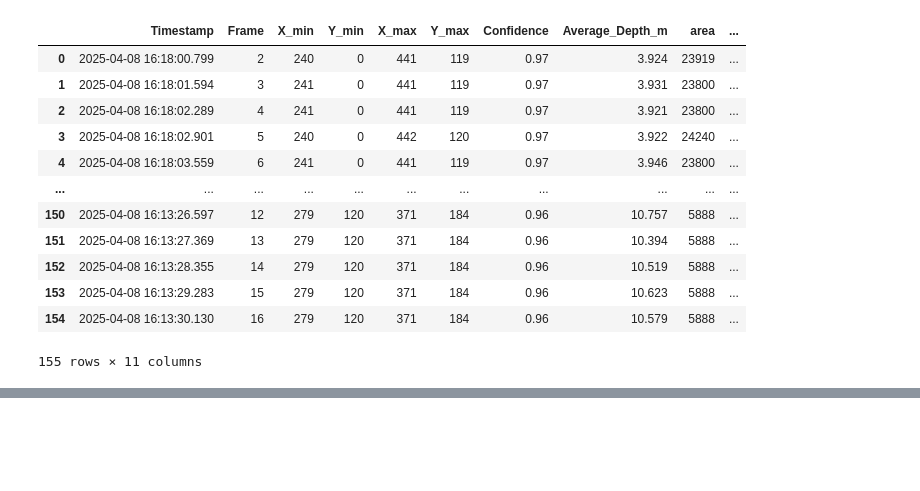
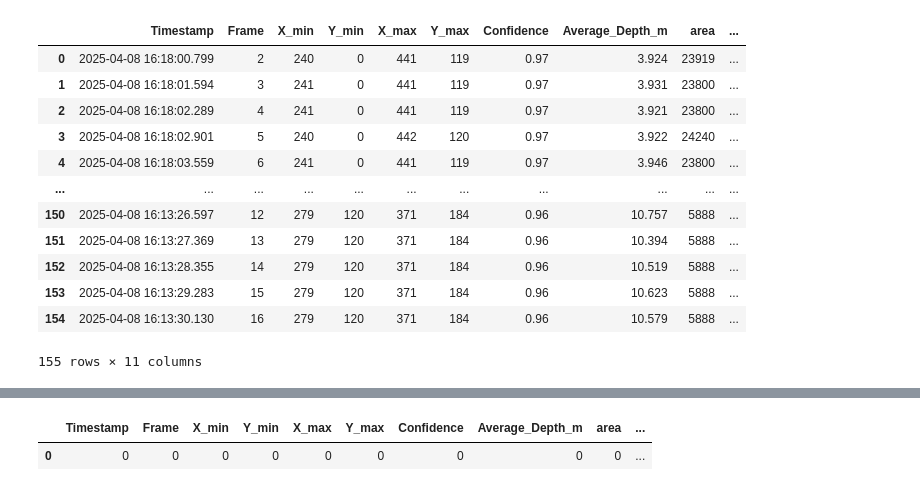
Before and after one commit to Lworakan/FIBOXVISION2025, a Jupyter notebook: src/pycaret_regression.ipynb, the cells around one changed output, grey strips where cells are left out. Drawn from its saved outputs; the diff is of its cells as text; code cells hidden in the pictures; blank space fills up the shorter version.

Commit message:
code prediction regression

```diff
--- a/src/pycaret_regression.ipynb
+++ b/src/pycaret_regression.ipynb
@@ -332,0 +355,15 @@ Transformation Pipeline and Model Successfully Saved
+# %%
+Example_data = pd.DataFrame({
+    'Timestamp': [0],
+    'Frame': [0],
+    'X_min': [0],
+    'Y_min': [0],
+    'X_max': [0],
+    'Y_max': [0],
+    'Confidence': [0],
+    'Average_Depth_m': [0],
+    'area': [0]
+})
+predict_new = predict_model(best, data=Example_data)
+predict_new.head()
+# %% [output]
@@ -332,0 +371,2 @@ Transformation Pipeline and Model Successfully Saved
+|  | Timestamp | Frame | X_min | Y_min | X_max | Y_max | Confidence | Average_Depth_m | area | ... |
+| 0 | 0 | 0 | 0 | 0 | 0 | 0 | 0 | 0 | 0 | ... |
```
Also changed, not shown: parts of 3 cells of this notebook, 3 other files.
